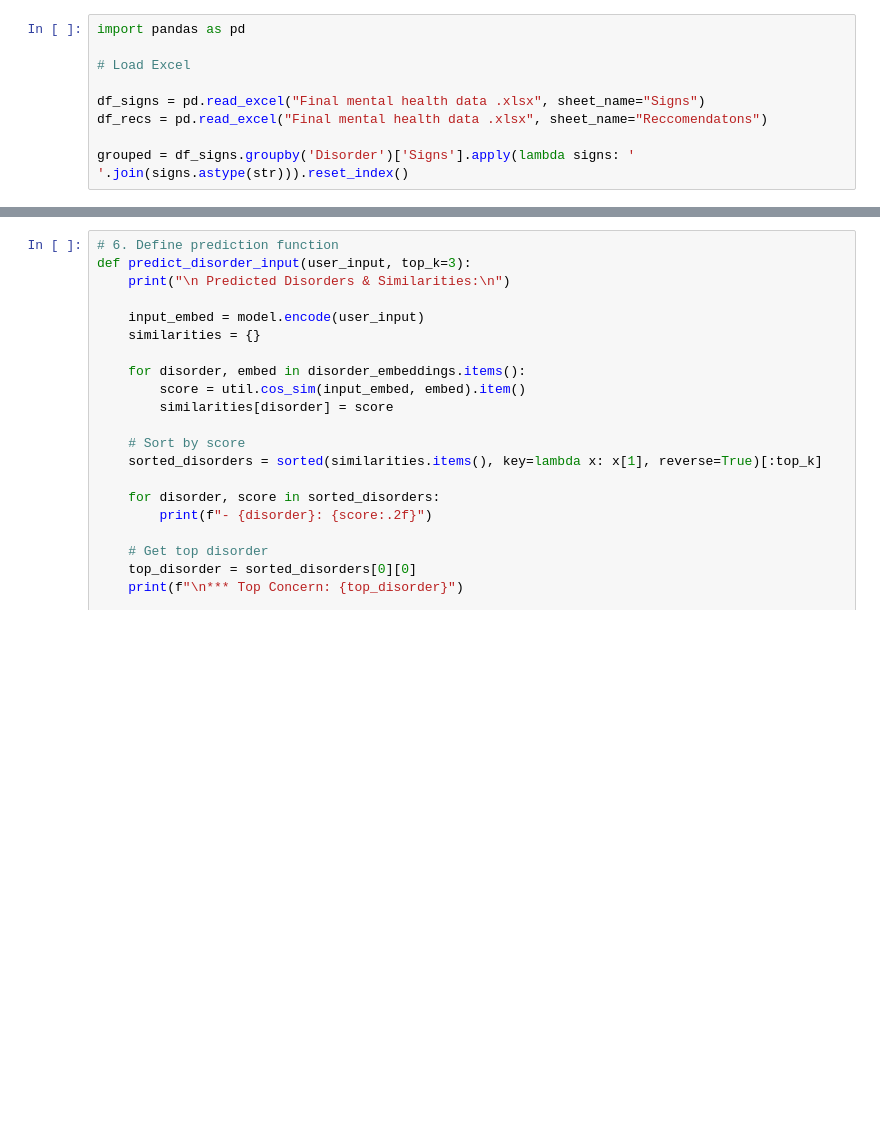
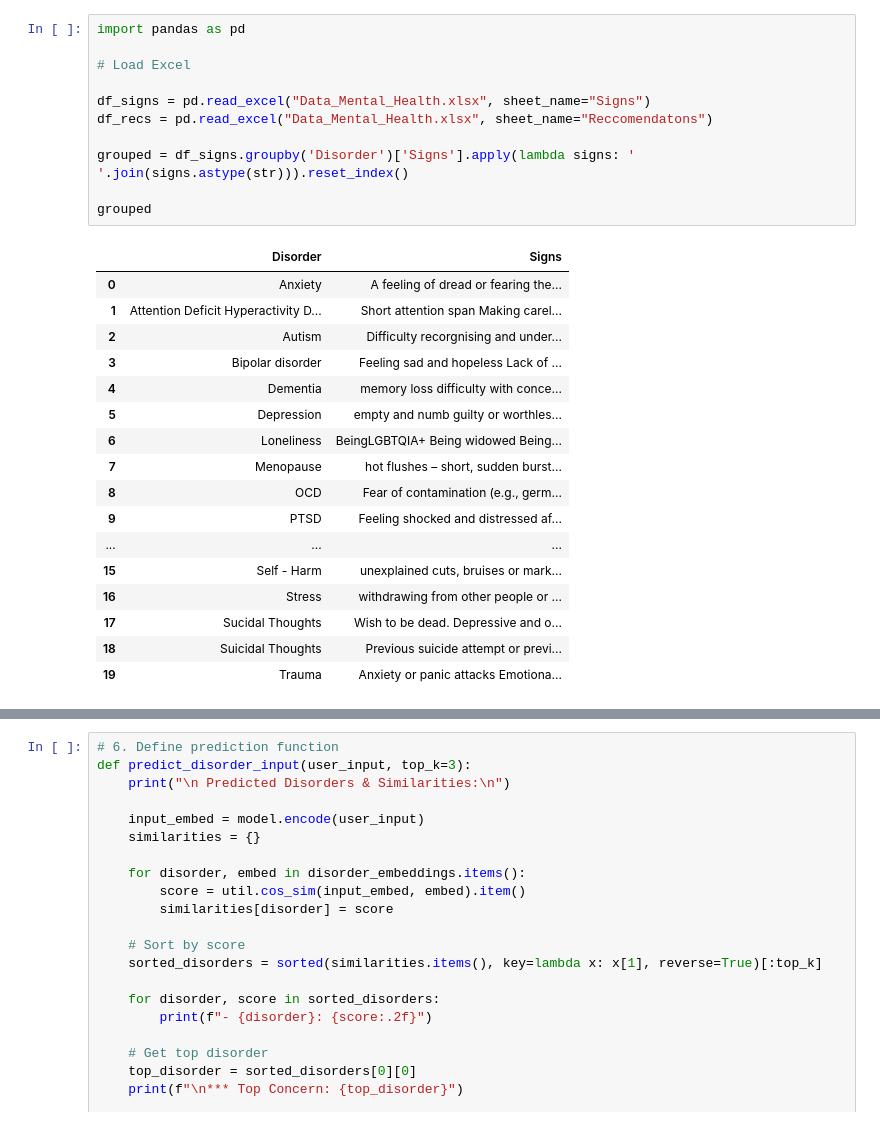
Before and after one commit to Godfrey-249/Phase_5_Project, a Jupyter notebook: Mental_Health_Identifier..ipynb, the cells around one changed output, grey strips where cells are left out. Saved outputs shown, nothing was run; the diff lists cells and outputs as text; blank space fills up the shorter version.

```diff
--- a/Mental_Health_Identifier..ipynb
+++ b/Mental_Health_Identifier..ipynb
@@ -1,12 +1,32 @@
 # %%
 import pandas as pd
 
 # Load Excel
 
-df_signs = pd.read_excel("Final mental health data .xlsx", sheet_name="Signs")
-df_recs = pd.read_excel("Final mental health data .xlsx", sheet_name="Reccomendatons")
+df_signs = pd.read_excel("Data_Mental_Health.xlsx", sheet_name="Signs")
+df_recs = pd.read_excel("Data_Mental_Health.xlsx", sheet_name="Reccomendatons")
 
 grouped = df_signs.groupby('Disorder')['Signs'].apply(lambda signs: ' '.join(signs.astype(str))).reset_index()
+
+grouped
+# %% [output]
+|  | Disorder | Signs |
+| 0 | Anxiety | A feeling of dread or fearing the... |
+| 1 | Attention Deficit Hyperactivity D... | Short attention span Making carel... |
+| 2 | Autism | Difficulty recorgnising and under... |
+| 3 | Bipolar disorder | Feeling sad and hopeless Lack of ... |
+| 4 | Dementia | memory loss difficulty with conce... |
+| 5 | Depression | empty and numb guilty or worthles... |
+| 6 | Loneliness | BeingLGBTQIA+ Being widowed Being... |
+| 7 | Menopause | hot flushes – short, sudden burst... |
+| 8 | OCD | Fear of contamination (e.g., germ... |
+| 9 | PTSD | Feeling shocked and distressed af... |
+| ... | ... | ... |
+| 15 | Self - Harm | unexplained cuts, bruises or mark... |
+| 16 | Stress | withdrawing from other people or ... |
+| 17 | Sucidal Thoughts | Wish to be dead. Depressive and o... |
+| 18 | Suicidal Thoughts | Previous suicide attempt or previ... |
+| 19 | Trauma | Anxiety or panic attacks Emotiona... |
 # %%
 # Create the dictionary from the DataFrame
 signs_dict = dict(zip(grouped['Disorder'], grouped['Signs']))
```
Also changed, not shown: parts of 3 cells of this notebook, 8 other files.
